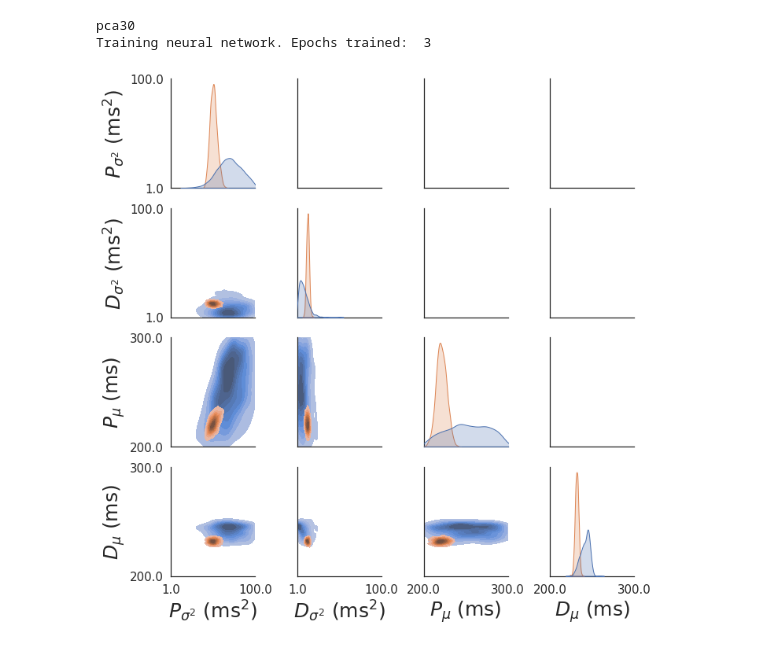
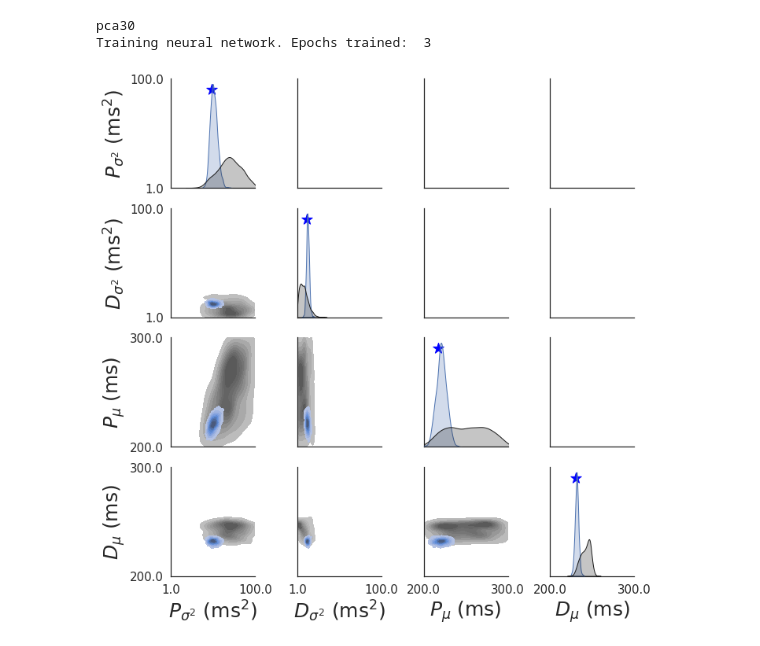
Before and after one commit to ntolley/hnn_sbi_cosyne2023, a Jupyter notebook: notebooks/filter_figure.ipynb, the cells around one changed output. Saved outputs shown, nothing was run; the diff lists cells and outputs as text; code cells hidden in the pictures.

```diff
--- a/notebooks/filter_figure.ipynb
+++ b/notebooks/filter_figure.ipynb
@@ -153,4 +138,6 @@ Flow(
 # %%
+cond_idx = 1
+
 input_type_list = list(posterior_state_dicts.keys())
 input_type = input_type_list[0]
 print(input_type)
@@ -168,7 +155,7 @@ all_labels = list(prior_dict.keys())
 all_bounds = [param_dict['bounds'] for param_dict in prior_dict.values()]
 
 load_info = {'x_train': posterior_dict['input_dict']['feature_func'](dpl_orig),
-                 'x_cond': posterior_dict['input_dict']['feature_func'](dpl_filter[1,:].reshape(1,-1))}
+                 'x_cond': posterior_dict['input_dict']['feature_func'](dpl_filter[cond_idx,:].reshape(1,-1))}
 
 posterior = load_posterior(state_dict=state_dict,
                                x_infer=torch.tensor(load_info['x_train'][:10,:]).float(),
@@ -184,6 +171,8 @@ theta_df_dict = {name: theta_samples_transformed[:, idx] for idx, name in enumer
 theta_df = pd.DataFrame(theta_df_dict)
 theta_df = theta_df.iloc[:, 4:]
 
+theta_cond_transformed = linear_scale_array(theta_filter[cond_idx, :].reshape(1,-1), all_bounds).squeeze()
+
 posterior_samples_transformed = linear_scale_array(posterior_samples.numpy(), all_bounds, constrain_value=False)
 posterior_df_dict = {name: posterior_samples_transformed[:, idx] for idx, name in enumerate(all_labels)}
 posterior_df = pd.DataFrame(posterior_df_dict)
@@ -205,29 +194,33 @@ for p_idx, param_dict in enumerate(prior_dict.values()):
 # %%
 %matplotlib inline
 labelsize=25
 ticksize=15
 
 param_labels = ['$P_{\sigma^2}$ ($\mathrm{ms}^2$)', '$D_{\sigma^2}$ ($\mathrm{ms}^2$)', '$P_\mu$ (ms)', '$D_\mu$ (ms)']
 
 all_bounds = [param_dict['bounds'] for param_dict in prior_dict.values()][4:]
-g = sns.PairGrid(df, diag_sharey=False, corner=False, hue='cond')
+g = sns.PairGrid(df, diag_sharey=False, corner=False, hue='cond', palette=['k', 'C0'])
 g.map_lower(sns.kdeplot, fill=True, common_norm=False)
 g.map_diag(sns.kdeplot, fill=True)
 
 for idx in range(4):
+    y_diff = np.abs(all_bounds[idx][1] - all_bounds[idx][0])
     g.axes[idx, idx].set_xlim(all_bounds[idx])
     g.axes[idx, idx].set_ylim(all_bounds[idx])
 
     g.axes[idx,0].set_ylabel(param_labels[idx], fontsize=labelsize)
     g.axes[3,idx].set_xlabel(param_labels[idx], fontsize=labelsize)
 
 
     g.axes[idx, 0].set_yticks(tick_dict[f'p{idx+4}_tick_pos'])
     g.axes[3, idx].set_xticks(tick_dict[f'p{idx+4}_tick_pos'])
     g.axes[idx, 0].set_yticklabels(tick_dict[f'p{idx+4}_tick_labels'], fontsize=ticksize, rotation=0)
     g.axes[3, idx].set_xticklabels(tick_dict[f'p{idx+4}_tick_labels'], fontsize=ticksize, rotation=0)
 
+    g.axes[idx,idx].scatter(theta_cond_transformed[idx+4], all_bounds[idx][1] - y_diff*0.1,
+                            color='blue', marker='*', s=200)
+
 plt.tight_layout()
 plt.savefig('../figures/filtered_distribution.svg')
 # %% [output]
-[figure, old version]
+[figure, new version]
```
Also changed, not shown: parts of 3 cells of this notebook, 2 other files.
